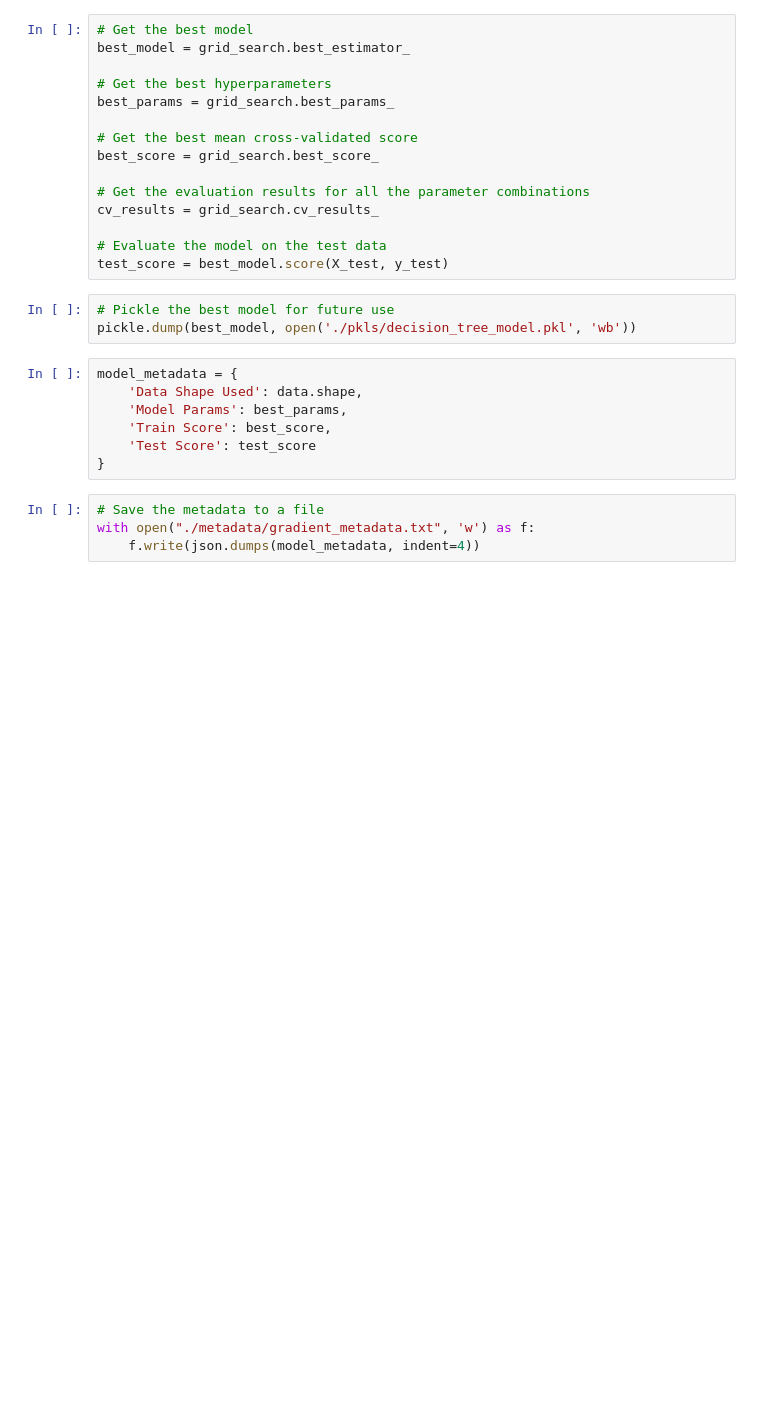
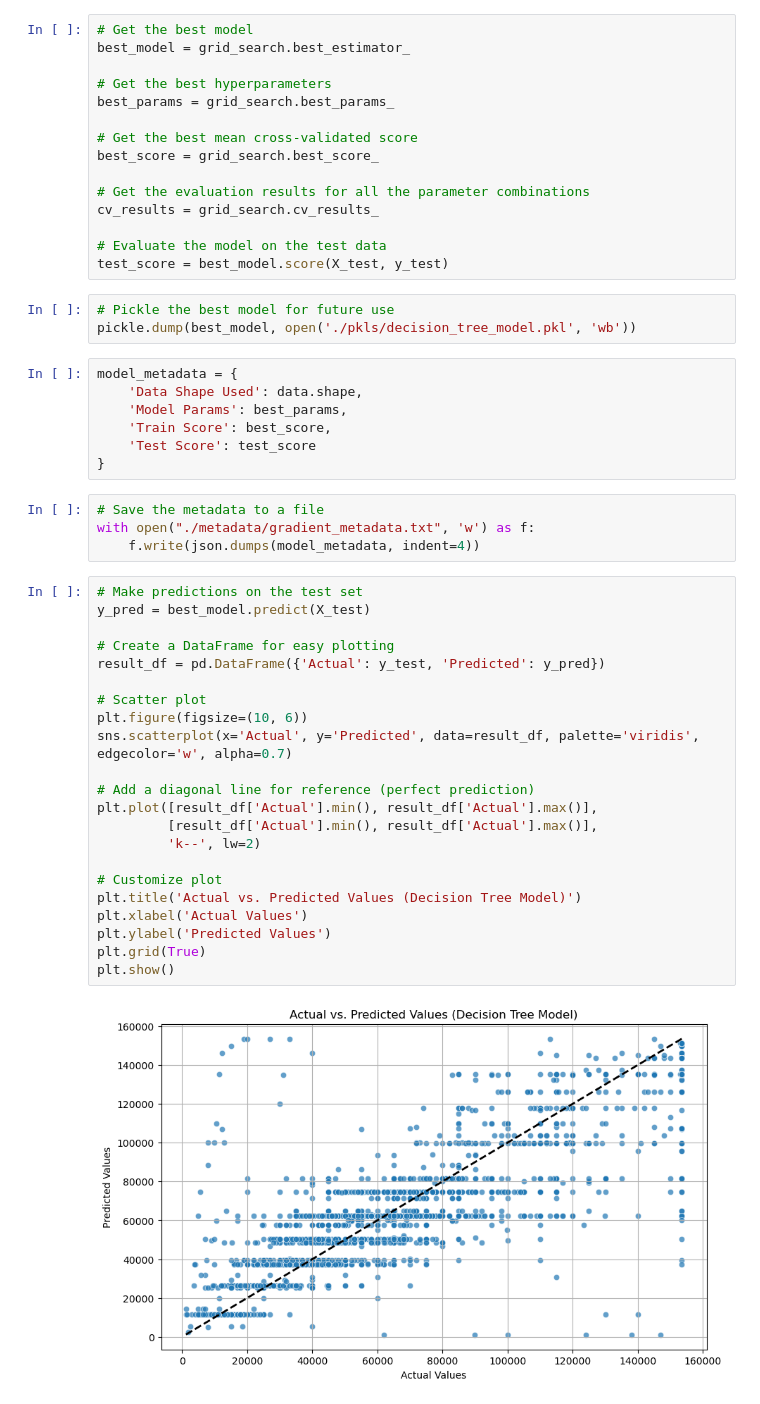
Before and after one commit to lojain-azzam/car-price-prediction, a Jupyter notebook: decision_tree_model.ipynb, the cells around one changed output. Saved outputs shown, nothing was run; the diff lists cells and outputs as text; blank space fills up the shorter version.

Commit message:
plt d tree model

```diff
--- a/decision_tree_model.ipynb
+++ b/decision_tree_model.ipynb
@@ -61,3 +61,27 @@ model_metadata = {
 # Save the metadata to a file
 with open("./metadata/gradient_metadata.txt", 'w') as f:
     f.write(json.dumps(model_metadata, indent=4))
+# %%
+# Make predictions on the test set
+y_pred = best_model.predict(X_test)
+
+# Create a DataFrame for easy plotting
+result_df = pd.DataFrame({'Actual': y_test, 'Predicted': y_pred})
+
+# Scatter plot
+plt.figure(figsize=(10, 6))
+sns.scatterplot(x='Actual', y='Predicted', data=result_df, palette='viridis', edgecolor='w', alpha=0.7)
+
+# Add a diagonal line for reference (perfect prediction)
+plt.plot([result_df['Actual'].min(), result_df['Actual'].max()],
+         [result_df['Actual'].min(), result_df['Actual'].max()],
+         'k--', lw=2)
+
+# Customize plot
+plt.title('Actual vs. Predicted Values (Decision Tree Model)')
+plt.xlabel('Actual Values')
+plt.ylabel('Predicted Values')
+plt.grid(True)
+plt.show()
+# %% [output]
+[figure, added]
```
Also changed, not shown: parts of 2 cells of this notebook, 2 other files.
